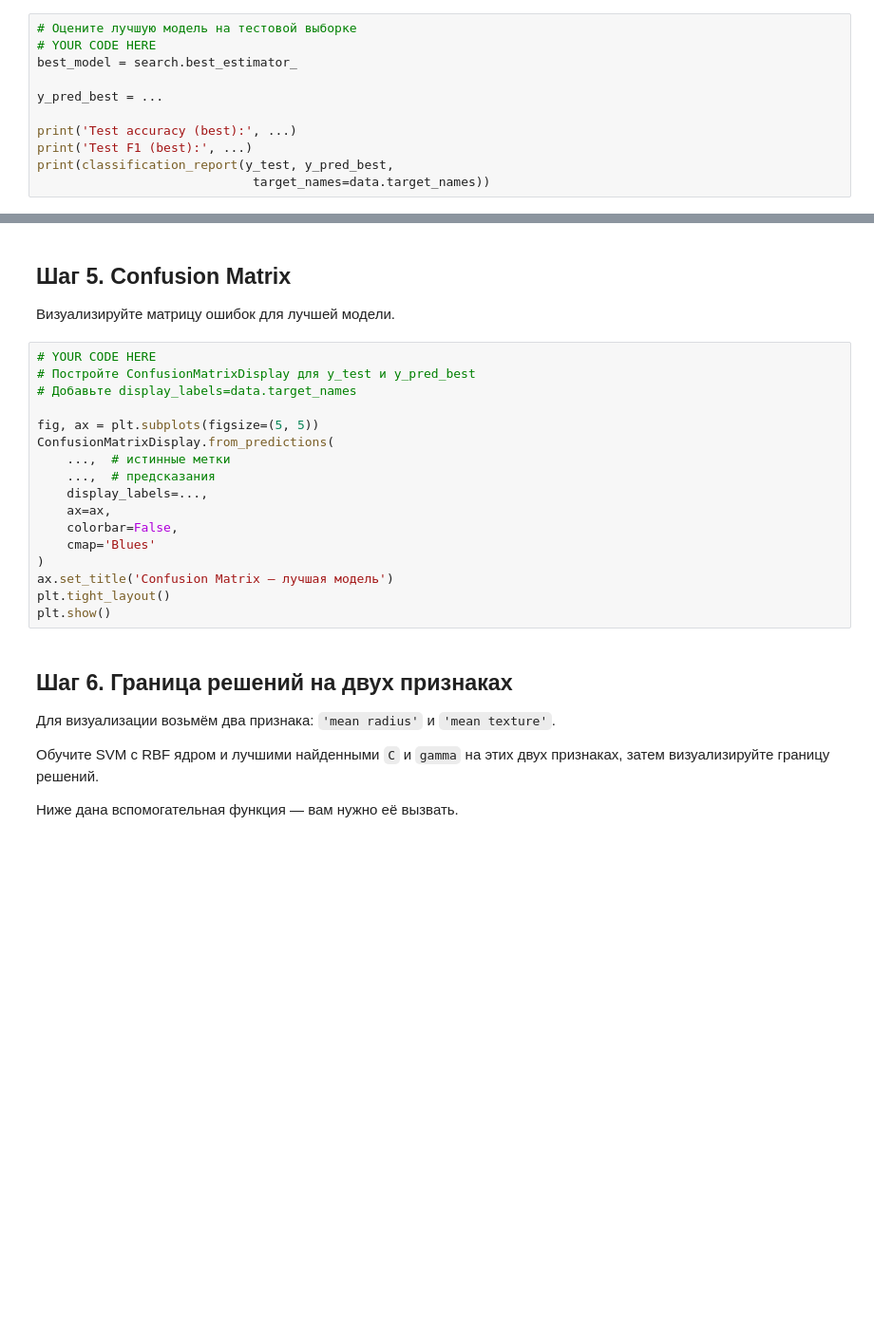
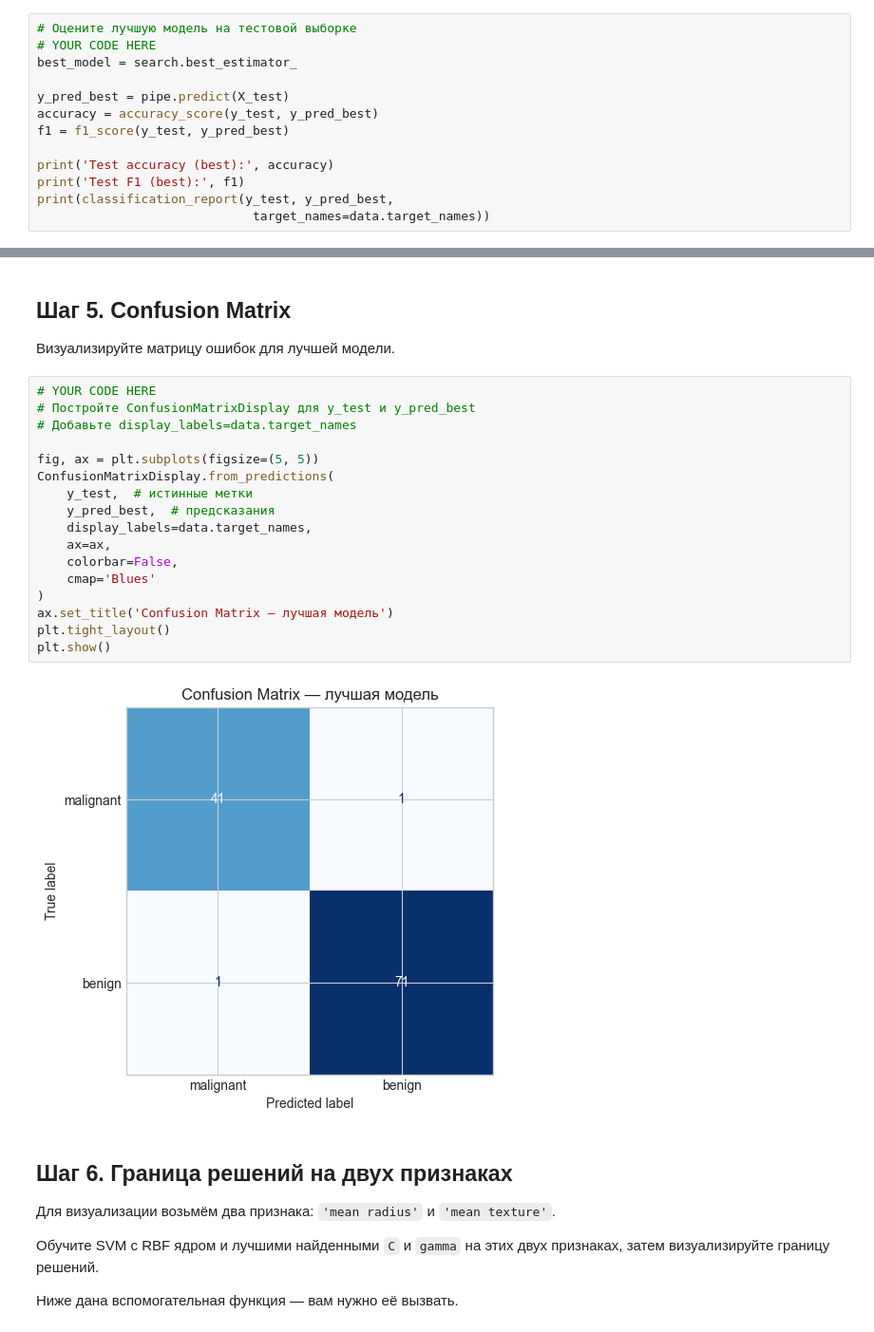
Before and after one commit to Staniskhan/ML_course, a Jupyter notebook: hw10SVM/svm_practice_student.ipynb, the cells around one changed output, grey strips where cells are left out. Shown at 95% size. Drawn from its saved outputs; the diff is of its cells as text; blank space fills up the shorter version.

```diff
--- a/hw10SVM/svm_practice_student.ipynb
+++ b/hw10SVM/svm_practice_student.ipynb
@@ -250,9 +256,11 @@ print('CV F1 (best):', ...)
 # YOUR CODE HERE
 best_model = search.best_estimator_
 
-y_pred_best = ...
+y_pred_best = pipe.predict(X_test)
+accuracy = accuracy_score(y_test, y_pred_best)
+f1 = f1_score(y_test, y_pred_best)
 
-print('Test accuracy (best):', ...)
-print('Test F1 (best):', ...)
+print('Test accuracy (best):', accuracy)
+print('Test F1 (best):', f1)
 print(classification_report(y_test, y_pred_best,
                              target_names=data.target_names))
@@ -263,20 +282,22 @@ print(classification_report(y_test, y_pred_best,
 # %%
 # YOUR CODE HERE
 # Постройте ConfusionMatrixDisplay для y_test и y_pred_best
 # Добавьте display_labels=data.target_names
 
 fig, ax = plt.subplots(figsize=(5, 5))
 ConfusionMatrixDisplay.from_predictions(
-    ...,  # истинные метки
-    ...,  # предсказания
-    display_labels=...,
+    y_test,  # истинные метки
+    y_pred_best,  # предсказания
+    display_labels=data.target_names,
     ax=ax,
     colorbar=False,
     cmap='Blues'
 )
 ax.set_title('Confusion Matrix — лучшая модель')
 plt.tight_layout()
 plt.show()
+# %% [output]
+[figure, added]
 # %% [markdown]
 ## Шаг 6. Граница решений на двух признаках
 
```
Also changed, not shown: parts of 5 cells of this notebook.
